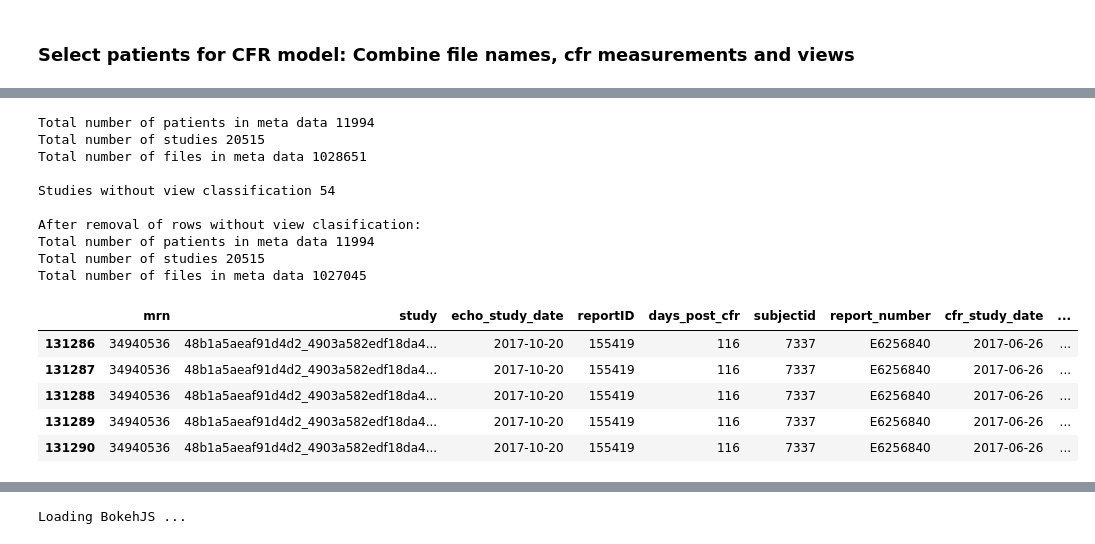
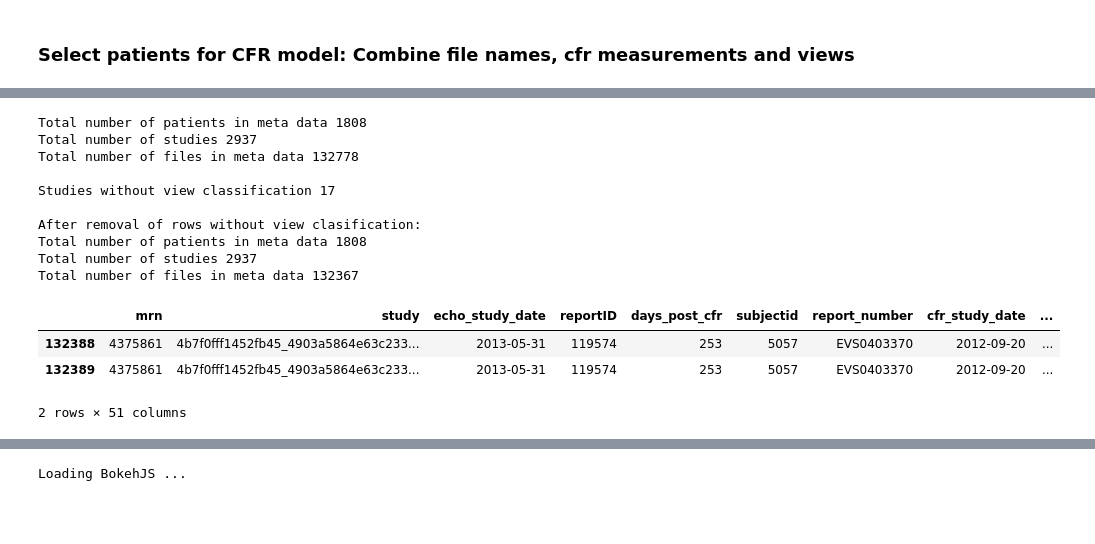
Before and after one commit to awerdich/werdich-cfr, a Jupyter notebook: notebooks/cfr_datasets.ipynb, the cells around one changed output, grey strips where cells are left out. Cells and saved outputs as stored; diff of their text form; code cells hidden in the pictures; blank space fills up the shorter version.

```diff
--- a/notebooks/cfr_datasets.ipynb
+++ b/notebooks/cfr_datasets.ipynb
@@ -25,6 +25,8 @@ print(meta_dir)
 # %%
-study_cfr_file = os.path.join(meta_dir, '210_getStressTest_match365_study_BWH_'+cfr_meta_date+'.parquet')
+# CFR measurements matched with echo studies
+study_cfr_file = os.path.join(meta_dir, 'BWH_2020-Feb-4_pet_match365_diff_'+cfr_meta_date+'.parquet')
 study_cfr_df = pd.read_parquet(study_cfr_file)
+print('Number of matched CFR-ECHO studies: {}'.format())
 study_cfr_df.head()
 # %% [output]
 |  | mrn | study | echo_study_date | reportID | days_post_cfr | subjectid | report_number | cfr_study_date | ... |
@@ -36,7 +38,8 @@ study_cfr_df.head()
 # %%
-# Meta data for all echo files
-echo_meta_file = os.path.join(meta_dir, 'echo_BWH_meta_'+cfr_meta_date+'.parquet')
+# Meta data for all echo videos (or just this subset)
+echo_meta_file = os.path.join(meta_dir, 'echo_BWH_meta_cfr_'+cfr_meta_date+'.parquet')
 echo_meta_df = pd.read_parquet(echo_meta_file)
 echo_meta_df = echo_meta_df.astype({'mrn': 'int64'})
+print('Number of studies in meta data {}'.format(len(echo_meta_df.study.unique())))
 echo_meta_df.head()
 # %% [output]
@@ -55,21 +59,24 @@ temp = echo_meta_df.loc[echo_meta_df.a4c.isnull()].reset_index(drop = True)
 print()
 print('Studies without view classification {}'.format(len(temp.study.unique())))
 
-# Remove rows without view classification
-echo_meta_all_views = echo_meta_df.loc[~echo_meta_df.a4c.isnull()].reset_index(drop = True)
+# Remove meta rows without view classification
+echo_meta_all_views = echo_meta_df.loc[~echo_meta_df.a4c.isnull()]
+# Remove rows without frame_time
+echo_meta_all_views = echo_meta_all_views.loc[~echo_meta_all_views.frame_time.isnull()].reset_index(drop = True)
+
 print()
 print('After removal of rows without view clasification:')
 print('Total number of patients in meta data {}'.format(len(echo_meta_all_views.mrn.unique())))
 print('Total number of studies {}'.format(len(echo_meta_all_views.study.unique())))
 print('Total number of files in meta data {}'.format(len(echo_meta_all_views.filename.unique())))
 # %% [output]
-Total number of patients in meta data 11994
-Total number of studies 20515
-Total number of files in meta data 1028651
+Total number of patients in meta data 1808
+Total number of studies 2937
+Total number of files in meta data 132778
 
-Studies without view classification 54
+Studies without view classification 17
 
 After removal of rows without view clasification:
-Total number of patients in meta data 11994
-Total number of studies 20515
-Total number of files in meta data 1027045
+Total number of patients in meta data 1808
+Total number of studies 2937
+Total number of files in meta data 132367
@@ -76,11 +90,4 @@ Total number of files in meta data 1027045
 # %%
-view_dict = {'view_a2c': ['a2c', 'a2c_laocc', 'a2c_lvocc_s'],
-             'view_a3c': ['a3c', 'a3c_laocc', 'a3c_lvocc_s'],
-             'view_a4c': ['a4c', 'a4c_far', 'a4c_laocc', 'a4c_lvocc_s', 'a4c_rv', 'a4c_rv_laocc'],
-             'view_plax': ['plax_far', 'plax_lac', 'plax_laz', 'plax_laz_ao', 'plax_plax'],
-             'view_psax': ['psax_avz', 'psax_az', 'psax_mv', 'psax_pap'],
-             'view_other': ['other', 'a5c', 'apex', 'rvinf', 'subcostal', 'suprasternal']}
-
 # Combine some of the view columns
 echo_meta_sum_views = echo_meta_all_views.copy()
 for view in view_dict.keys():
@@ -90,23 +97,25 @@ for view in view_dict.keys():
     echo_meta_sum_views = echo_meta_sum_views.drop(columns = cols)
 
 # Sum up the new view columns as a consistency check
-echo_meta_sum_views = echo_meta_sum_views.assign(sum_views = echo_meta_sum_views[list(view_dict.keys())].\
-                                                 sum(axis = 1))
+#echo_meta_sum_views = echo_meta_sum_views.assign(sum_views = echo_meta_sum_views[list(view_dict.keys())].\                                                 sum(axis = 1))
 
 # Get the maxiumum view classification score for each row
-echo_meta_sum_views = echo_meta_sum_views.assign(max_view = echo_meta_sum_views[list(view_dict.keys())].\
+#echo_meta_sum_views = echo_meta_sum_views.assign(max_view = echo_meta_sum_views[list(view_dict.keys())].\
+#                                                 idxmax(axis = 1))
+
+# Get the maxiumum view classification score for each row
+view_list = [item for sublist in view_dict.values() for item in sublist]
+echo_meta_sum_views = echo_meta_all_views.assign(max_view = echo_meta_all_views[view_list].\
                                                  idxmax(axis = 1))
 # %%
 # Left join in the PET CFR table, thereby filtering those studies that have CFR values
 files_cfr = study_cfr_df.merge(right = echo_meta_sum_views, on = ['mrn', 'study'], how = 'left')
-files_cfr.tail()
+files_cfr.tail(2)
 # %% [output]
 |  | mrn | study | echo_study_date | reportID | days_post_cfr | subjectid | report_number | cfr_study_date | ... |
-| 131286 | 34940536 | 48b1a5aeaf91d4d2_4903a582edf18da4... | 2017-10-20 | 155419 | 116 | 7337 | E6256840 | 2017-06-26 | ... |
-| 131287 | 34940536 | 48b1a5aeaf91d4d2_4903a582edf18da4... | 2017-10-20 | 155419 | 116 | 7337 | E6256840 | 2017-06-26 | ... |
-| 131288 | 34940536 | 48b1a5aeaf91d4d2_4903a582edf18da4... | 2017-10-20 | 155419 | 116 | 7337 | E6256840 | 2017-06-26 | ... |
-| 131289 | 34940536 | 48b1a5aeaf91d4d2_4903a582edf18da4... | 2017-10-20 | 155419 | 116 | 7337 | E6256840 | 2017-06-26 | ... |
-| 131290 | 34940536 | 48b1a5aeaf91d4d2_4903a582edf18da4... | 2017-10-20 | 155419 | 116 | 7337 | E6256840 | 2017-06-26 | ... |
+| 132388 | 4375861 | 4b7f0fff1452fb45_4903a5864e63c233... | 2013-05-31 | 119574 | 253 | 5057 | EVS0403370 | 2012-09-20 | ... |
+| 132389 | 4375861 | 4b7f0fff1452fb45_4903a5864e63c233... | 2013-05-31 | 119574 | 253 | 5057 | EVS0403370 | 2012-09-20 | ... |
+2 rows × 51 columns
 # %%
 # Let's see what we have
 df_stat = pd.DataFrame()
```
Also changed, not shown: parts of 12 cells of this notebook, 5 other files.
